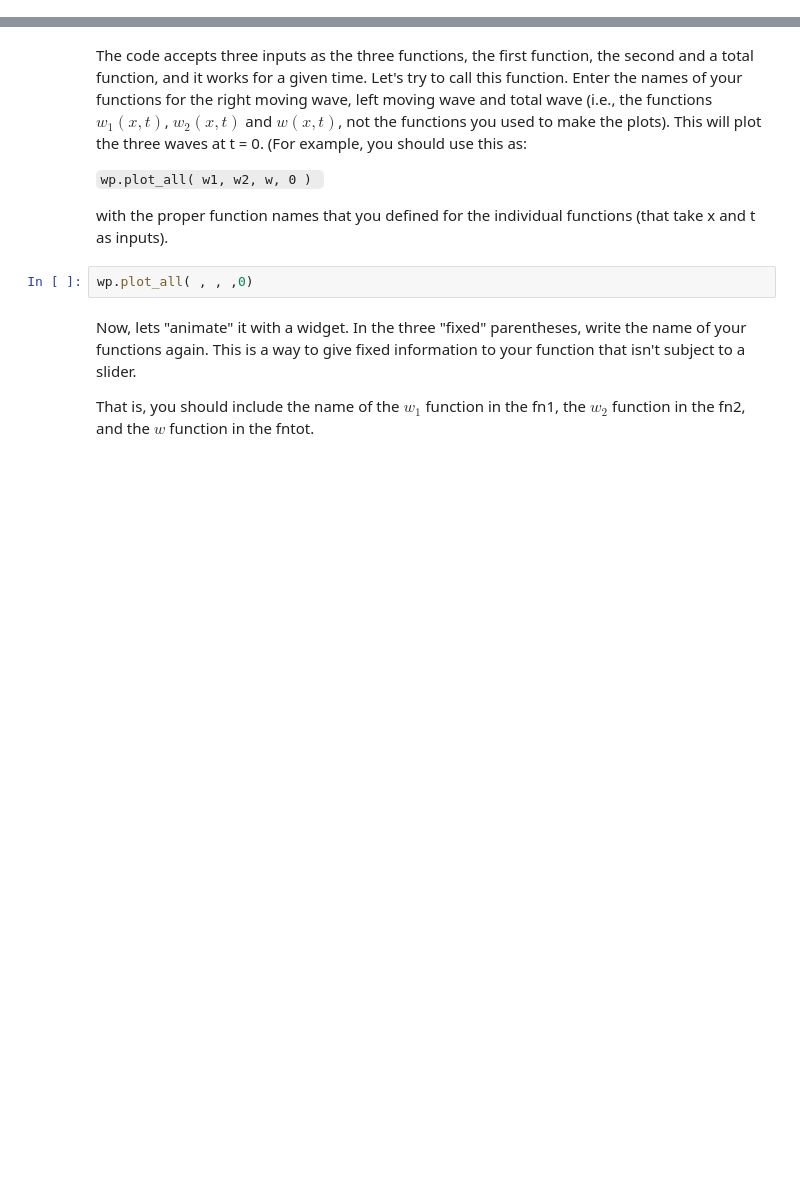
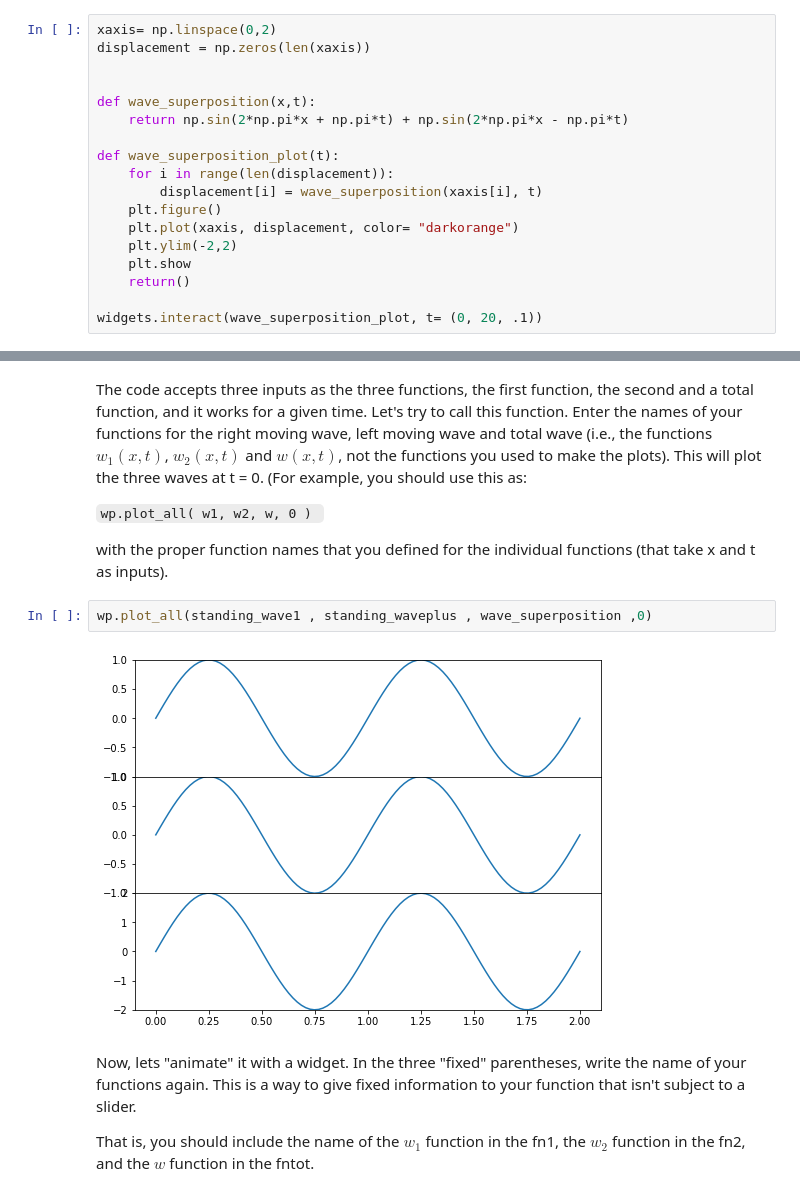
Before and after one commit to nuLABatUSD/IntroComputationLabs, a Jupyter notebook: Lab2_SP22.ipynb, the cells around one changed output, grey strips where cells are left out. Saved outputs shown, nothing was run; the diff lists cells and outputs as text; blank space fills up the shorter version.

```diff
--- a/Lab2_SP22.ipynb
+++ b/Lab2_SP22.ipynb
@@ -362,3 +362,21 @@ Finally, repeat with the superposition of the two waves:
 $w (x, t) = w_1 (x, t) + w_2 (x, t)$
 
 Please note that now the y-limits should be from -2 to +2.
+# %%
+xaxis= np.linspace(0,2)
+displacement = np.zeros(len(xaxis))
+
+
+def wave_superposition(x,t):
+    return np.sin(2*np.pi*x + np.pi*t) + np.sin(2*np.pi*x - np.pi*t)
+
+def wave_superposition_plot(t):
+    for i in range(len(displacement)):
+        displacement[i] = wave_superposition(xaxis[i], t)
+    plt.figure()
+    plt.plot(xaxis, displacement, color= "darkorange")
+    plt.ylim(-2,2)
+    plt.show
+    return()
+
+widgets.interact(wave_superposition_plot, t= (0, 20, .1))
@@ -373,7 +394,9 @@ The code accepts three inputs as the three functions, the first function, the se
 
 with the proper function names that you defined for the individual functions (that take x and t as inputs).
 # %%
-wp.plot_all( , , ,0)
+wp.plot_all(standing_wave1 , standing_waveplus , wave_superposition ,0)
+# %% [output]
+[figure, added]
 # %% [markdown]
 Now, lets "animate" it with a widget.  In the three "fixed" parentheses, write the name of your functions again.  This is a way to give fixed information to your function that isn't subject to a slider.
 
```
Also changed, not shown: parts of 3 cells of this notebook.
